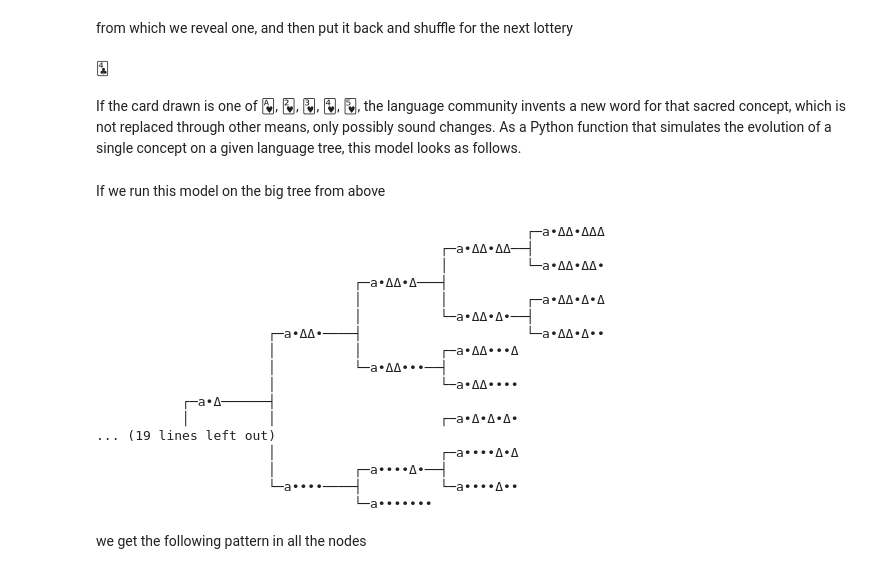
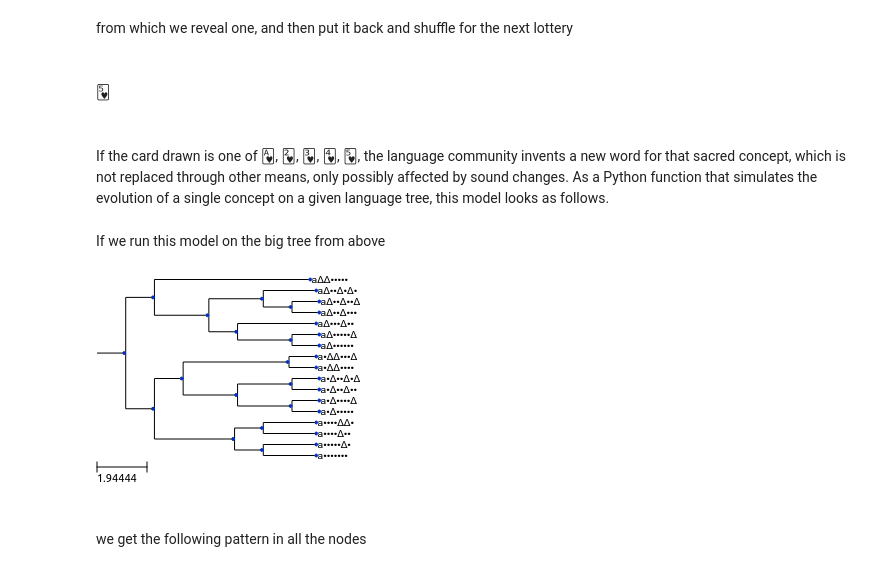
Before and after one commit to Anaphory/BayesianPhylogeneticsExplained, a Jupyter notebook: Explained.ipynb, the cells around one changed output. Cells and saved outputs as stored; diff of their text form; code cells hidden in the pictures.

```diff
--- a/Explained.ipynb
+++ b/Explained.ipynb
@@ -199,11 +201,11 @@ def draw_card():
 # %% [markdown]
 from which we reveal one, and then put it back and shuffle for the next lottery
 # %%
-print(draw_card())
+big(draw_card())
 # %% [output]
-🃔
+🂵
 # %% [markdown]
-If the card drawn is one of 🂱, 🂲, 🂳, 🂴, 🂵, the language community invents a new word for that sacred concept, which is not replaced through other means, only possibly sound changes. As a Python function that simulates the evolution of a single concept on a given language tree, this model looks as follows.
+If the card drawn is one of 🂱, 🂲, 🂳, 🂴, 🂵, the language community invents a new word for that sacred concept, which is not replaced through other means, only possibly affected by sound changes. As a Python function that simulates the evolution of a single concept on a given language tree, this model looks as follows.
 # %%
 def dollo_model_on_tree(tree, new_form="🂱 🂲 🂳 🂴 🂵".split(), existing_forms=None):
     if existing_forms is None:
@@ -220,26 +222,10 @@ def dollo_model_on_tree(tree, new_form="🂱 🂲 🂳 🂴 🂵".split(), exist
     return data
 # %% [markdown]
 If we run this model on the big tree from above
-# %%
-print(big_tree.ascii_art())
-# %% [output]
-                                                       ┌─a•ΔΔ•ΔΔΔ
-                                            ┌─a•ΔΔ•ΔΔ──┤
-                                            │          └─a•ΔΔ•ΔΔ•
-                                 ┌─a•ΔΔ•Δ───┤
-                                 │          │          ┌─a•ΔΔ•Δ•Δ
-                                 │          └─a•ΔΔ•Δ•──┤
-                      ┌─a•ΔΔ•────┤                     └─a•ΔΔ•Δ••
-                      │          │          ┌─a•ΔΔ•••Δ
-                      │          └─a•ΔΔ•••──┤
-                      │                     └─a•ΔΔ••••
-           ┌─a•Δ──────┤
-           │          │                     ┌─a•Δ•Δ•Δ•
-... (19 lines left out)
-                      │                     ┌─a••••Δ•Δ
-                      │          ┌─a••••Δ•──┤
-                      └─a••••────┤          └─a••••Δ••
-                                 └─a•••••••
+# %%
+draw(big_tree)
+# %% [output]
+[figure, added]
 # %% [markdown]
 we get the following pattern in all the nodes
 # %%
```
Also changed, not shown: parts of 38 cells of this notebook, 8 other files.
